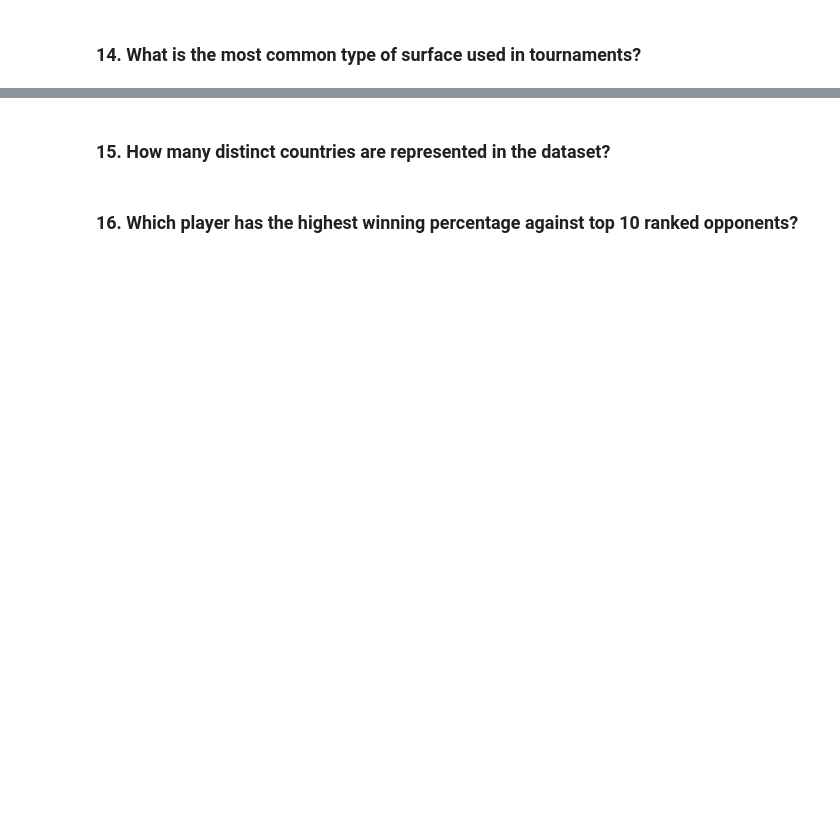
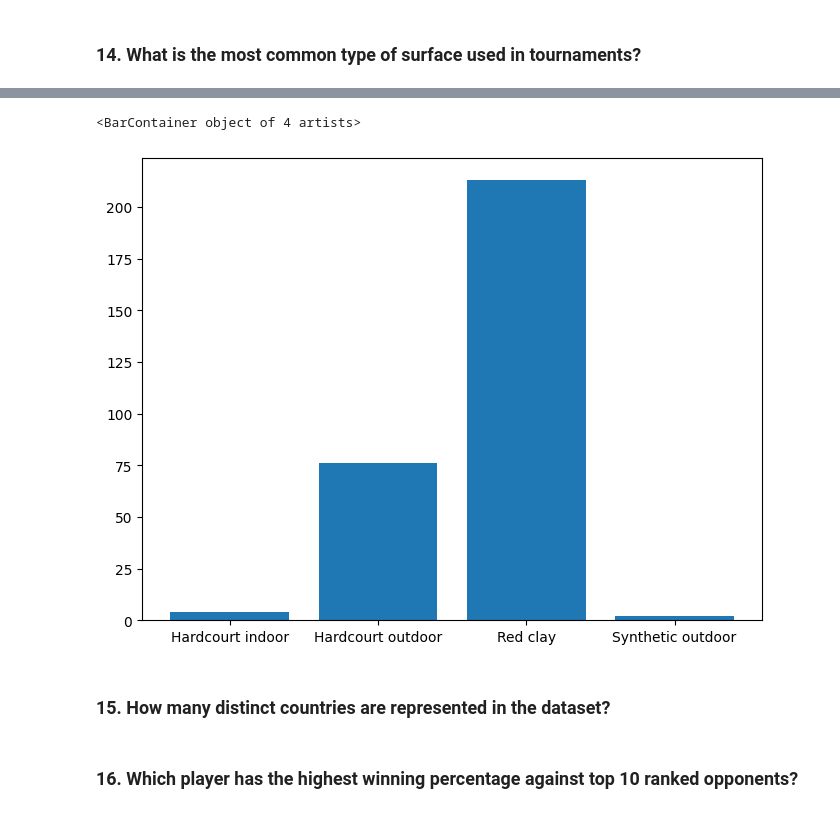
Before and after one commit to Mahlagha1994/Tennis-Games, a Jupyter notebook: notebooks/2-DATA ANALYZING.ipynb, the cells around one changed output, grey strips where cells are left out. Cells and saved outputs as stored; diff of their text form; code cells hidden in the pictures; blank space fills up the shorter version.

```diff
--- a/notebooks/2-DATA ANALYZING.ipynb
+++ b/notebooks/2-DATA ANALYZING.ipynb
@@ -285,3 +317,11 @@ Correlation between height and current rank: 0.08954735357801476
+# %%
+MatchTournamentInfo = MatchTournamentInfo.drop_duplicates('tournament_id')
+ground_type = MatchTournamentInfo.groupby('ground_type')['tournament_id'].count()
+plt.figure(figsize=(8,6))
+plt.bar(ground_type.index, ground_type.values, )
+# %% [output]
+<BarContainer object of 4 artists>
+[figure, added]
 # %% [markdown]
 ### 15.	How many distinct countries are represented in the dataset?
 # %% [markdown]
```
Also changed, not shown: parts of 8 cells of this notebook, 1 other file.
